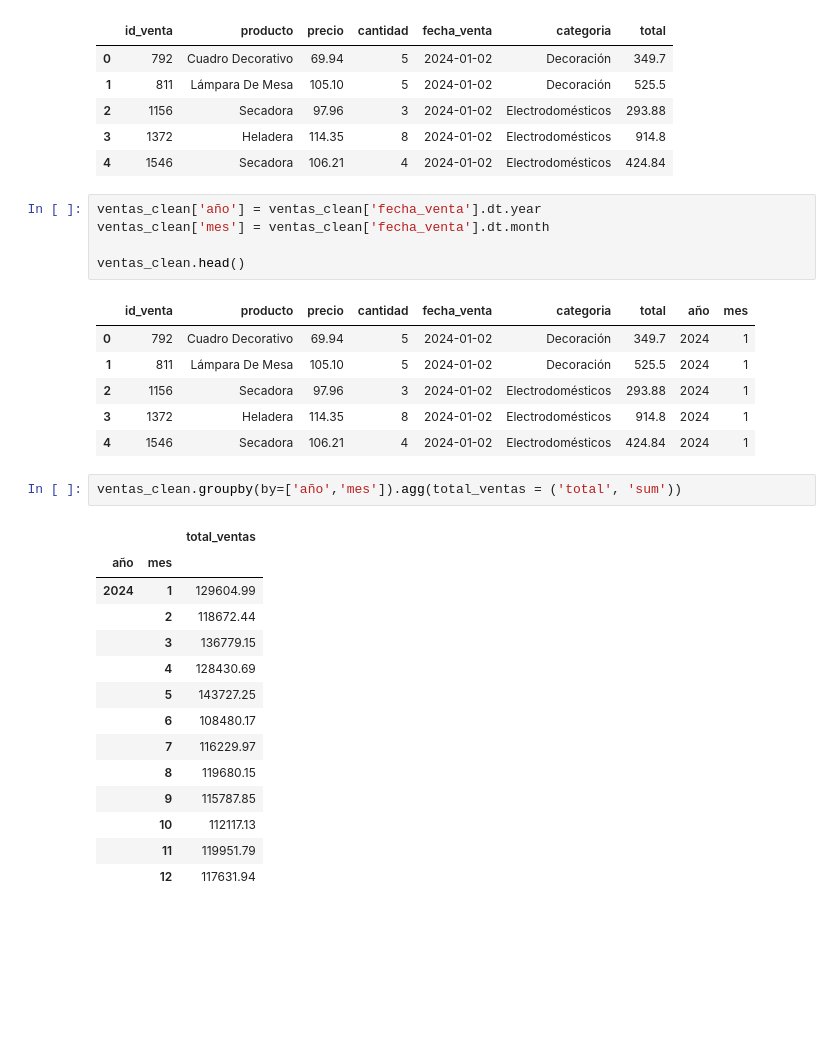
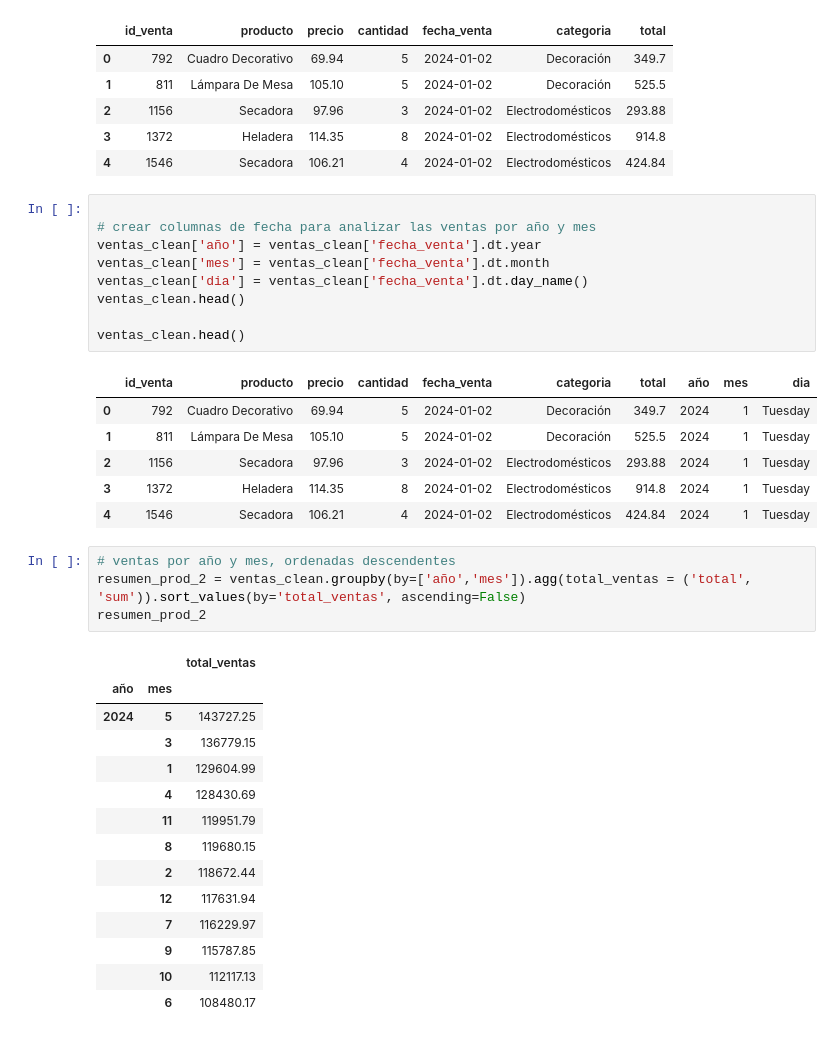
Before and after one commit to dataccounting/Sanvido-Gonzalo-comision-26252-TPI-data-analytics, a Jupyter notebook: Sanvido.Gonzalo.comision.25262.TPI.data.analytics.ipynb, the cells around one changed output. Cells and saved outputs as stored; diff of their text form; blank space fills up the shorter version.

```diff
--- a/Sanvido.Gonzalo.comision.25262.TPI.data.analytics.ipynb
+++ b/Sanvido.Gonzalo.comision.25262.TPI.data.analytics.ipynb
@@ -681,31 +713,37 @@ ventas_clean.head()
 | 3 | 1372 | Heladera | 114.35 | 8 | 2024-01-02 | Electrodomésticos | 914.8 |
 | 4 | 1546 | Secadora | 106.21 | 4 | 2024-01-02 | Electrodomésticos | 424.84 |
 # %%
+
+# crear columnas de fecha para analizar las ventas por año y mes
 ventas_clean['año'] = ventas_clean['fecha_venta'].dt.year
 ventas_clean['mes'] = ventas_clean['fecha_venta'].dt.month
+ventas_clean['dia'] = ventas_clean['fecha_venta'].dt.day_name()
+ventas_clean.head()
 
 ventas_clean.head()
 # %% [output]
-|  | id_venta | producto | precio | cantidad | fecha_venta | categoria | total | año | mes |
-| 0 | 792 | Cuadro Decorativo | 69.94 | 5 | 2024-01-02 | Decoración | 349.7 | 2024 | 1 |
-| 1 | 811 | Lámpara De Mesa | 105.10 | 5 | 2024-01-02 | Decoración | 525.5 | 2024 | 1 |
-| 2 | 1156 | Secadora | 97.96 | 3 | 2024-01-02 | Electrodomésticos | 293.88 | 2024 | 1 |
-| 3 | 1372 | Heladera | 114.35 | 8 | 2024-01-02 | Electrodomésticos | 914.8 | 2024 | 1 |
-| 4 | 1546 | Secadora | 106.21 | 4 | 2024-01-02 | Electrodomésticos | 424.84 | 2024 | 1 |
+|  | id_venta | producto | precio | cantidad | fecha_venta | categoria | total | año | mes | dia |
+| 0 | 792 | Cuadro Decorativo | 69.94 | 5 | 2024-01-02 | Decoración | 349.7 | 2024 | 1 | Tuesday |
+| 1 | 811 | Lámpara De Mesa | 105.10 | 5 | 2024-01-02 | Decoración | 525.5 | 2024 | 1 | Tuesday |
+| 2 | 1156 | Secadora | 97.96 | 3 | 2024-01-02 | Electrodomésticos | 293.88 | 2024 | 1 | Tuesday |
+| 3 | 1372 | Heladera | 114.35 | 8 | 2024-01-02 | Electrodomésticos | 914.8 | 2024 | 1 | Tuesday |
+| 4 | 1546 | Secadora | 106.21 | 4 | 2024-01-02 | Electrodomésticos | 424.84 | 2024 | 1 | Tuesday |
 # %%
-ventas_clean.groupby(by=['año','mes']).agg(total_ventas = ('total', 'sum'))
+# ventas por año y mes, ordenadas descendentes
+resumen_prod_2 = ventas_clean.groupby(by=['año','mes']).agg(total_ventas = ('total', 'sum')).sort_values(by='total_ventas', ascending=False)
+resumen_prod_2
 # %% [output]
 |  |  | total_ventas |
 | año | mes |  |
-| 2024 | 1 | 129604.99 |
+| 2024 | 5 | 143727.25 |
+|  | 3 | 136779.15 |
+|  | 1 | 129604.99 |
+|  | 4 | 128430.69 |
+|  | 11 | 119951.79 |
+|  | 8 | 119680.15 |
 |  | 2 | 118672.44 |
-|  | 3 | 136779.15 |
-|  | 4 | 128430.69 |
-|  | 5 | 143727.25 |
-|  | 6 | 108480.17 |
+|  | 12 | 117631.94 |
 |  | 7 | 116229.97 |
-|  | 8 | 119680.15 |
 |  | 9 | 115787.85 |
 |  | 10 | 112117.13 |
-|  | 11 | 119951.79 |
-|  | 12 | 117631.94 |
+|  | 6 | 108480.17 |
```
Also changed, not shown: parts of 14 cells of this notebook.
